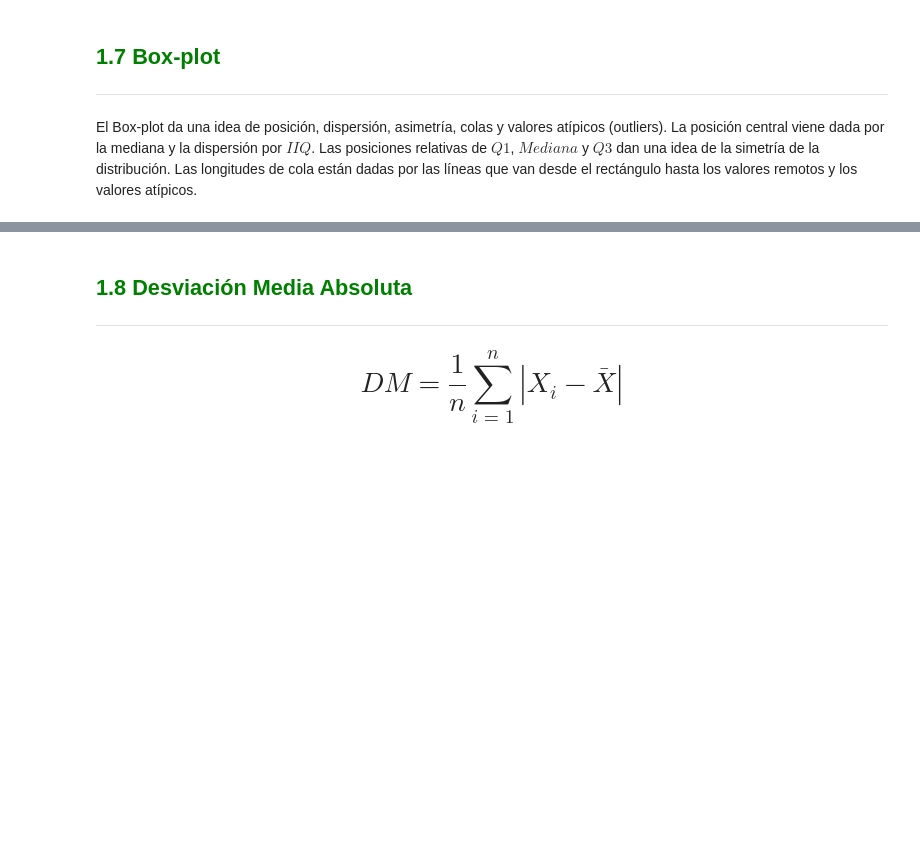
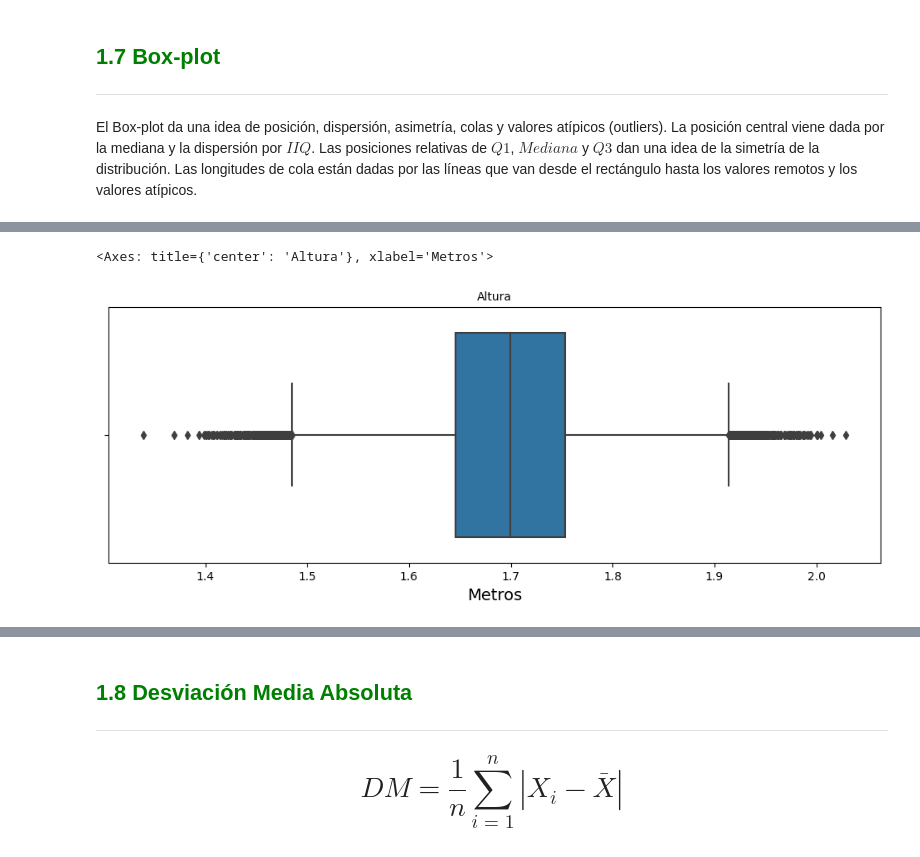
Before and after one commit to AnndyLibeMoore/Python_Data_Science_Courses, a Jupyter notebook: Python_DataScience_Estadistica_inicial.ipynb, the cells around one changed output, grey strips where cells are left out. Drawn from its saved outputs; the diff is of its cells as text; code cells hidden in the pictures; blank space fills up the shorter version.

```diff
--- a/Python_DataScience_Estadistica_inicial.ipynb
+++ b/Python_DataScience_Estadistica_inicial.ipynb
@@ -621,0 +750,16 @@ El Box-plot da una idea de posición, dispersión, asimetría, colas y valores a
+# %%
+ax = sns.boxplot(x='Altura', data = datos, orient = 'h')
+ax.figure.set_size_inches(12,4)
+ax.set_title('Altura', fontsize= 10)
+ax.set_xlabel ('Metros', fontsize = 14)
+ax
+
+#cómo leemos esta gráfica?
+#el 25% de la altura d elas personas esta entre 1.5 - 1-62
+#la mediana esta en 1.7 q es donde esta la mayoria
+#y el 75% o la 3° parte esta entre 1.75 - 1.9
+#este es un gráfico simetrico prq la matoia de los datos esta en el centro
+#hay qgente q esta fuera de la curva tanto a menos como a más
+# %% [output]
+<Axes: title={'center': 'Altura'}, xlabel='Metros'>
+[figure, added]
```
Also changed, not shown: parts of 44 cells of this notebook.
